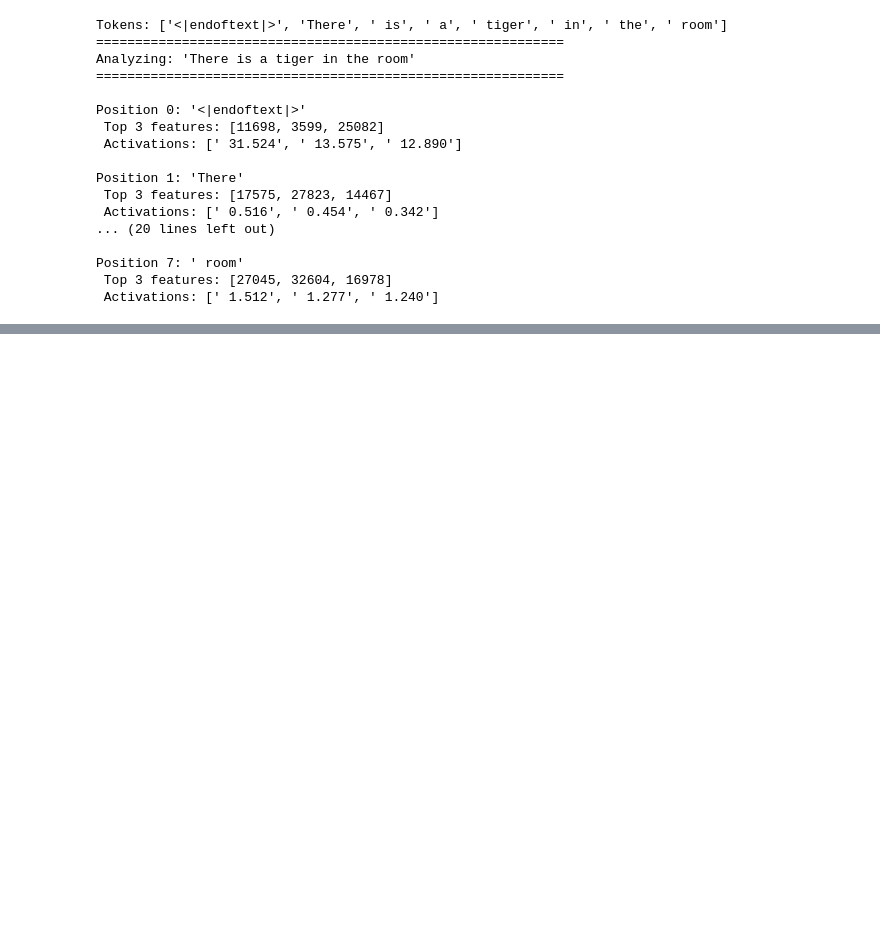
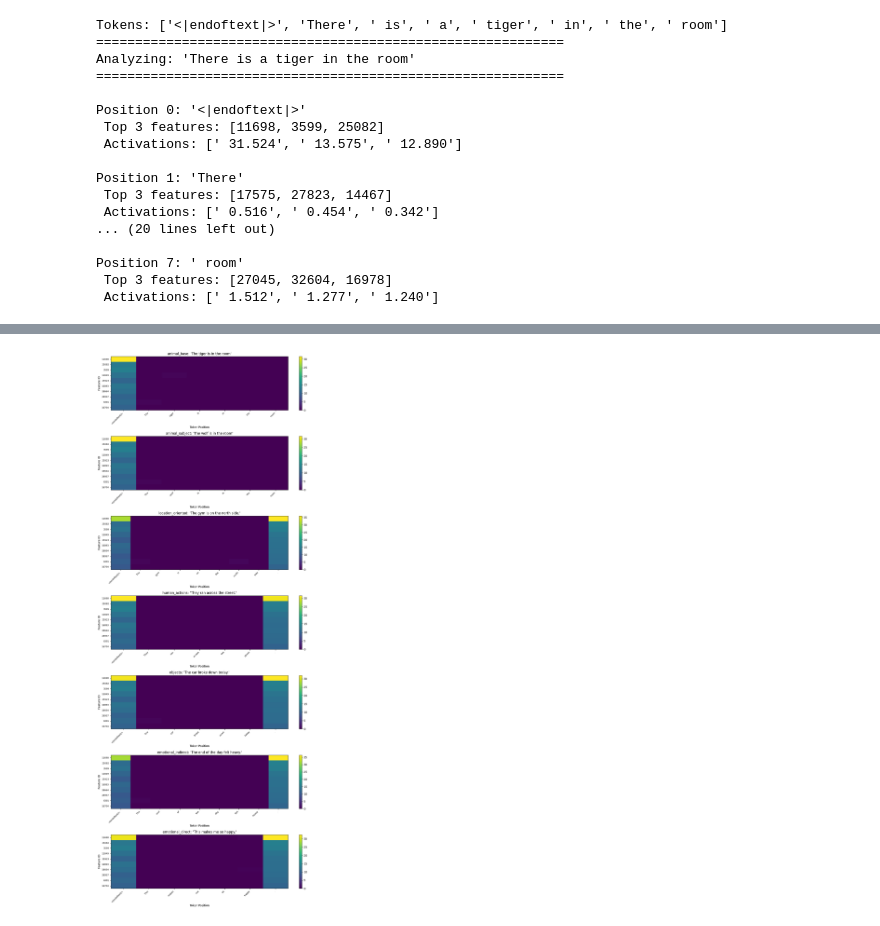
Before and after one commit to j-physics/Mech_Interp_Exploratory, a Jupyter notebook: singlelayer_FAA.ipynb, the cells around one changed output, grey strips where cells are left out. Drawn from its saved outputs; the diff is of its cells as text; code cells hidden in the pictures; blank space fills up the shorter version.

```diff
--- a/singlelayer_FAA.ipynb
+++ b/singlelayer_FAA.ipynb
@@ -226,0 +216,15 @@ plt.show()
+# %%
+# ============================================================================
+# DEEPER FEATURE INVESTIGATION
+# ============================================================================
+
+# Investigating the most frequently activated feature (32604)
+feature_id = 32604
+print("=" * 60)
+print(f"Deep dive into Feature {feature_id}")
+print("=" * 60)
+
+print(f"Feature {feature_id} activations across variations:")
+for name, data in results.items():
+  activation_strength = data['activations'][-1, feature_id].item()
+  print(f"{name}: {activation_strength:.3f}")
@@ -226,0 +240,41 @@ plt.show()
+# %%
+#let's visualize what is happening
+import matplotlib.pyplot as plt
+import numpy as np
+
+#Show ALL candidate features across ALL test sentences
+
+fig, axes = plt.subplots(len(test_sentences), 1, figsize=(12, 4*len(test_sentences)))
+if len(test_sentences) == 1:
+  axes = [axes]
+
+candidate_features = [11698, 25082, 3599, 12849, 25923, 16893, 18664, 28957, 6301, 16704]
+
+for idx, (name, data) in enumerate(results.items()):
+  #Get activations for this sentence [seq_len, num_features]
+  activations = data['activations'].cpu().detach()
+
+  #Extract only candidate features
+  candidate_acts = activations[:, candidate_features]
+
+  #Plot heatmap
+  im = axes[idx].imshow(candidate_acts.T, aspect='auto', cmap='viridis', interpolation='nearest')
+  axes[idx].set_xlabel('Token Position', fontsize=10)
+  axes[idx].set_ylabel('Feature ID', fontsize=10)
+  axes[idx].set_title(f"{name}: '{test_sentences[name]}'", fontsize=12)
+
+  #Add feature labels on y-axis
+  axes[idx].set_yticks(np.arange(len(candidate_features)))
+  axes[idx].set_yticklabels(candidate_features, fontsize=8)
+
+  #Add token labels on x-axis
+  axes[idx].set_xticks(np.arange(len(data['tokens'])))
+  axes[idx].set_xticklabels(data['tokens'], rotation=45, ha='right', fontsize=8)
+
+  plt.colorbar(im, ax=axes[idx])
+
+plt.tight_layout()
+plt.savefig('candidate_features_heatmap.png', dpi=300, bbox_inches='tight')
+plt.show()
+# %% [output]
+[figure, added]
```
Also changed, not shown: parts of 9 cells of this notebook.
